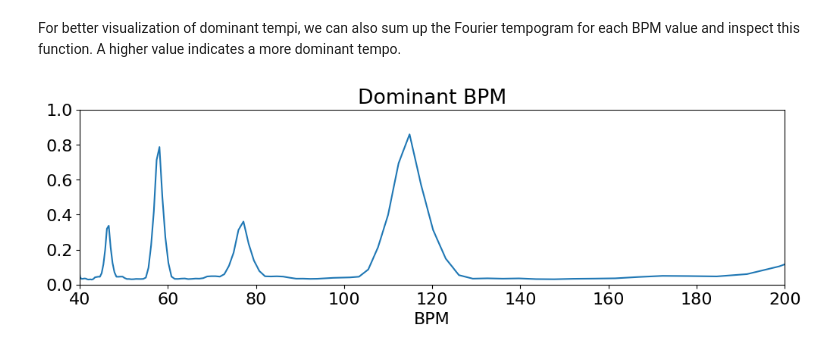
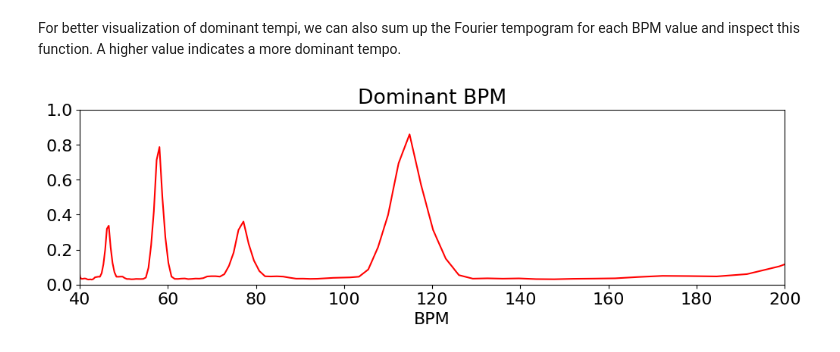
Before and after one commit to lucievomelova/RhythmRecognition, a Jupyter notebook: examples/tempo/autocorrelation-energy.ipynb, the cells around one changed output. Cells and saved outputs as stored; diff of their text form; code cells hidden in the pictures.

```diff
--- a/examples/tempo/autocorrelation-energy.ipynb
+++ b/examples/tempo/autocorrelation-energy.ipynb
@@ -63,14 +63,14 @@ For better visualization of dominant tempi, we can also sum up the Fourier tempo
 # %%
 sum_of_tempos = np.sum(tempogram.T, axis=0)
 sum_of_tempos /= max(sum_of_tempos)
 bpm_values = 60 / t[1:]  # starting from index 1, so we don't divide by 0
 
 plt.figure(figsize=(12, 3))
-plt.plot(bpm_values[:len(sum_of_tempos)], sum_of_tempos)
+plt.plot(bpm_values[:len(sum_of_tempos)], sum_of_tempos, color="red")
 plt.xlabel('BPM')
 plt.xlim(40, 200)  # show only subset of tempi, because this is the interval where tempo is taken from
 plt.ylim(0, 1)
 plt.title("Dominant BPM")
 plt.show()
 # %% [output]
-[figure, old version]
+[figure, new version]
```
Also changed, not shown: parts of 2 cells of this notebook, 6 other files.
